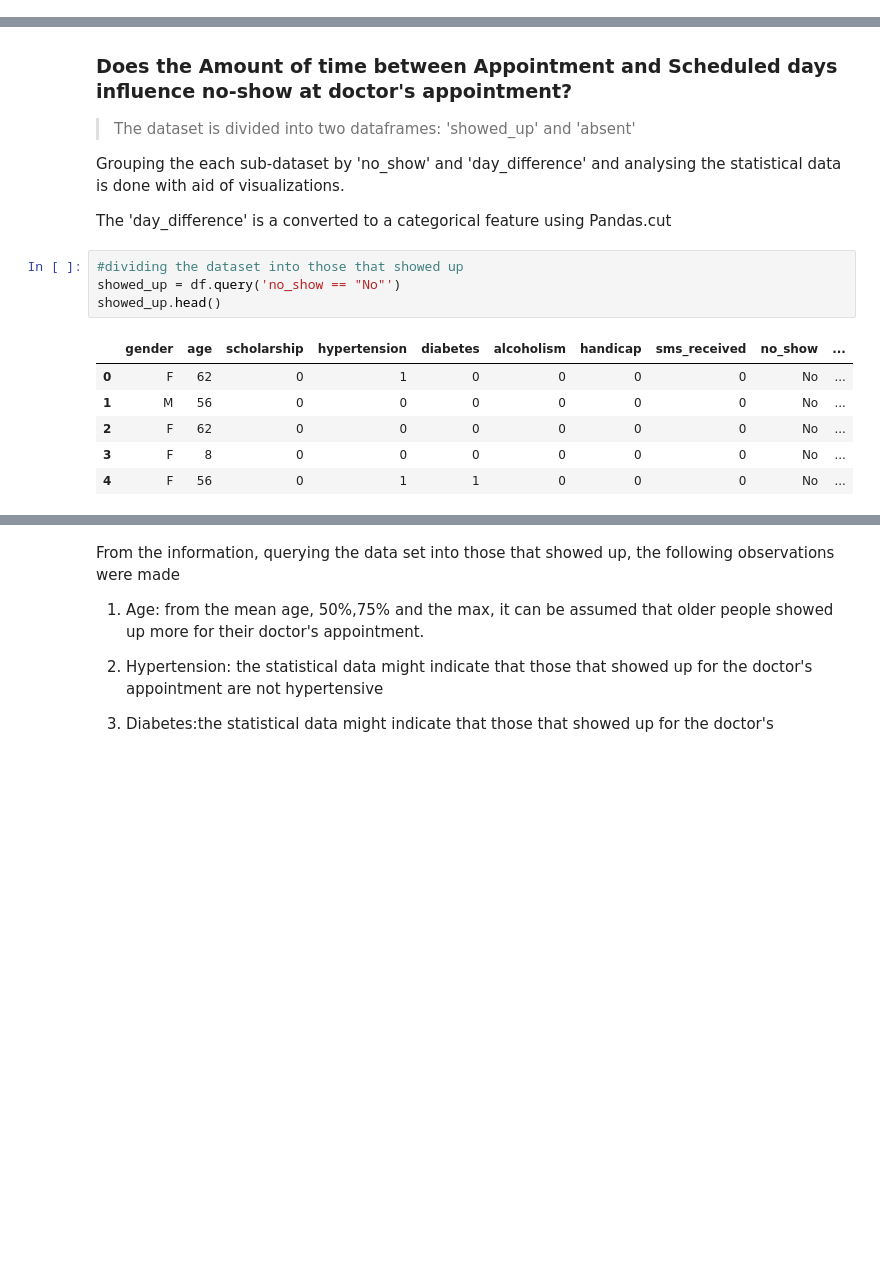
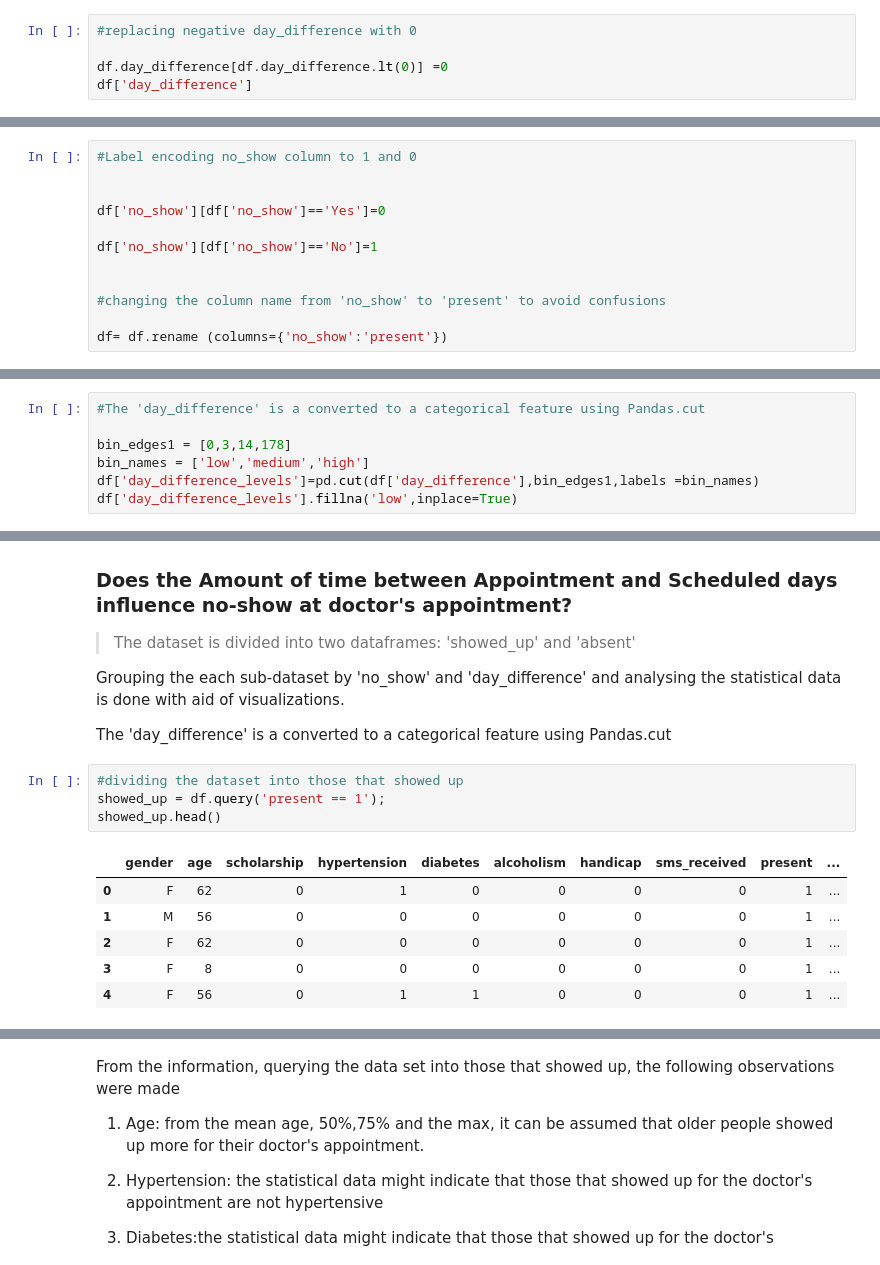
Before and after one commit to chichi012/Udacity-Project-2, a Jupyter notebook: Project2.ipynb, the cells around one changed output, grey strips where cells are left out. Cells and saved outputs as stored; diff of their text form; blank space fills up the shorter version.

```diff
--- a/Project2.ipynb
+++ b/Project2.ipynb
@@ -199,3 +201,8 @@ df.head()
 | 2 | F | 62 | 0 | 0 | 0 | 0 | 0 | 0 | No | ... |
 | 3 | F | 8 | 0 | 0 | 0 | 0 | 0 | 0 | No | ... |
 | 4 | F | 56 | 0 | 1 | 1 | 0 | 0 | 0 | No | ... |
+# %%
+#replacing negative day_difference with 0
+
+df.day_difference[df.day_difference.lt(0)] =0
+df['day_difference']
@@ -201,0 +226,12 @@ df.head()
+# %%
+#Label encoding no_show column to 1 and 0
+
+
+df['no_show'][df['no_show']=='Yes']=0
+
+df['no_show'][df['no_show']=='No']=1
+
+
+#changing the column name from 'no_show' to 'present' to avoid confusions
+
+df= df.rename (columns={'no_show':'present'})
@@ -201,0 +264,7 @@ df.head()
+# %%
+#The 'day_difference' is a converted to a categorical feature using Pandas.cut
+
+bin_edges1 = [0,3,14,178]
+bin_names = ['low','medium','high']
+df['day_difference_levels']=pd.cut(df['day_difference'],bin_edges1,labels =bin_names)
+df['day_difference_levels'].fillna('low',inplace=True)
@@ -213,14 +317,14 @@ Grouping the each sub-dataset by 'no_show' and 'day_difference' and analysing th
 The 'day_difference' is a converted to a categorical feature using Pandas.cut
 # %%
 #dividing the dataset into those that showed up
-showed_up = df.query('no_show == "No"')
+showed_up = df.query('present == 1');
 showed_up.head()
 # %% [output]
-|  | gender | age | scholarship | hypertension | diabetes | alcoholism | handicap | sms_received | no_show | ... |
-| 0 | F | 62 | 0 | 1 | 0 | 0 | 0 | 0 | No | ... |
-| 1 | M | 56 | 0 | 0 | 0 | 0 | 0 | 0 | No | ... |
-| 2 | F | 62 | 0 | 0 | 0 | 0 | 0 | 0 | No | ... |
-| 3 | F | 8 | 0 | 0 | 0 | 0 | 0 | 0 | No | ... |
-| 4 | F | 56 | 0 | 1 | 1 | 0 | 0 | 0 | No | ... |
+|  | gender | age | scholarship | hypertension | diabetes | alcoholism | handicap | sms_received | present | ... |
+| 0 | F | 62 | 0 | 1 | 0 | 0 | 0 | 0 | 1 | ... |
+| 1 | M | 56 | 0 | 0 | 0 | 0 | 0 | 0 | 1 | ... |
+| 2 | F | 62 | 0 | 0 | 0 | 0 | 0 | 0 | 1 | ... |
+| 3 | F | 8 | 0 | 0 | 0 | 0 | 0 | 0 | 1 | ... |
+| 4 | F | 56 | 0 | 1 | 1 | 0 | 0 | 0 | 1 | ... |
 # %%
 #dividing the dataset into those that were no-show
```
Also changed, not shown: parts of 35 cells of this notebook.
